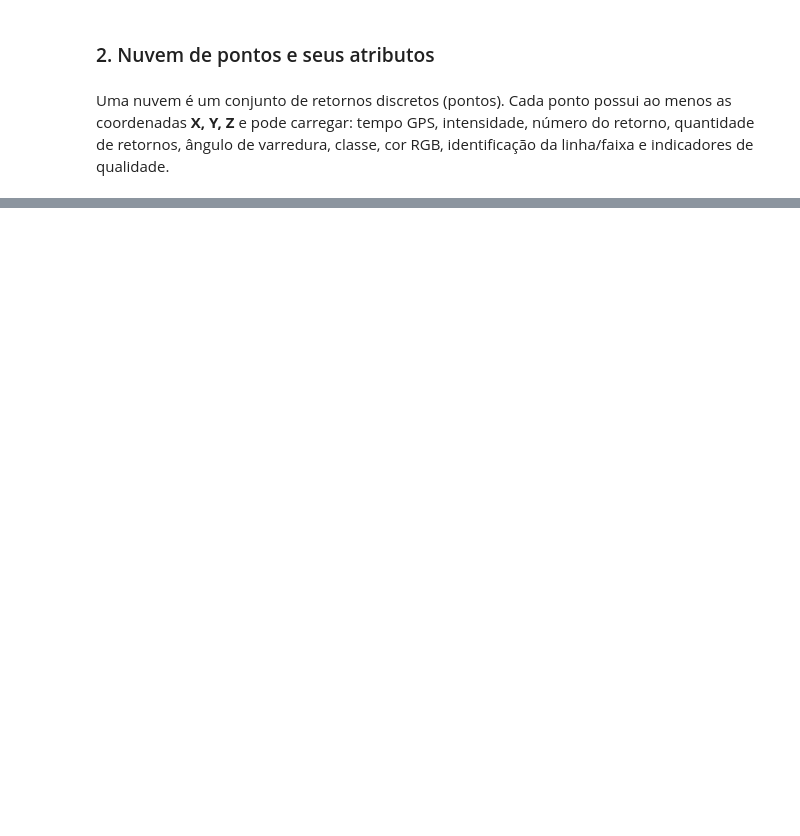
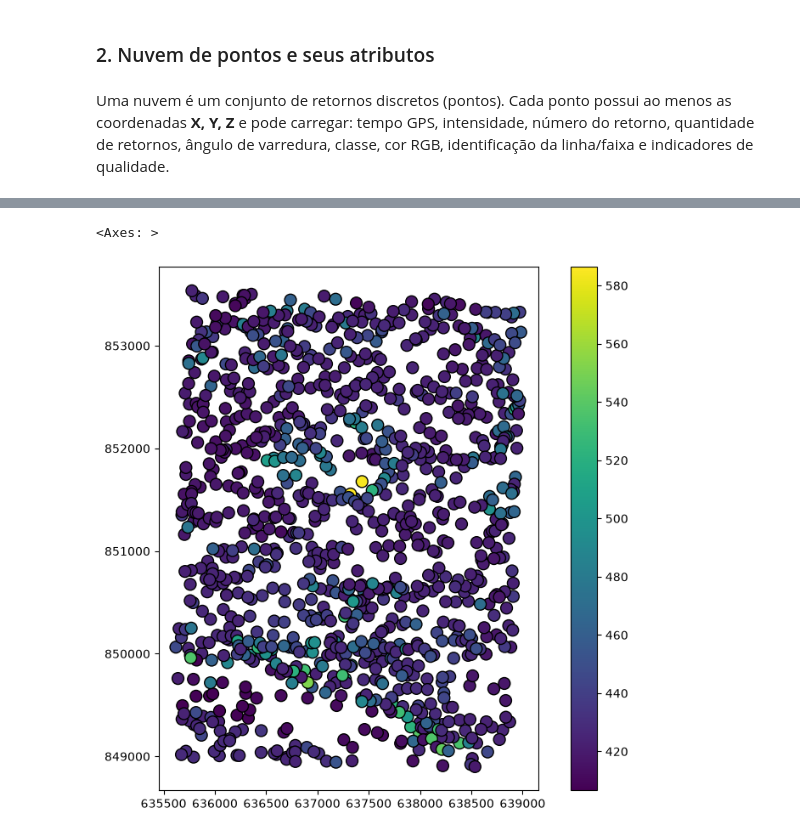
Before and after one commit to HumbertoDiego/LevantamentoLidarIME, a Jupyter notebook: 01_Intro.ipynb, the cells around one changed output, grey strips where cells are left out. Saved outputs shown, nothing was run; the diff lists cells and outputs as text; code cells hidden in the pictures; blank space fills up the shorter version.

```diff
--- a/01_Intro.ipynb
+++ b/01_Intro.ipynb
@@ -69,0 +172,5 @@ Fechar o loop reduz deriva, mas não garante georreferenciamento. Pontos usados
+# %%
+gdf.plot(column="Z", cmap="viridis", legend=True, markersize=100, edgecolor='black', figsize=(10, 8))
+# %% [output]
+<Axes: >
+[figure, added]
```
Also changed, not shown: parts of 32 cells of this notebook, 6 other files.
